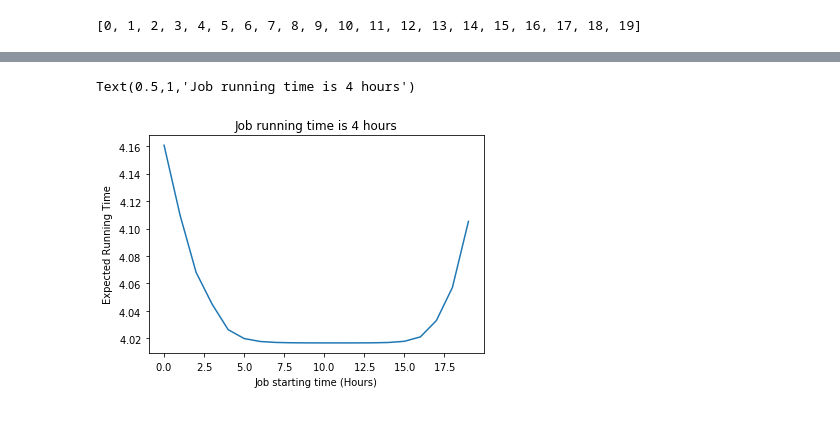
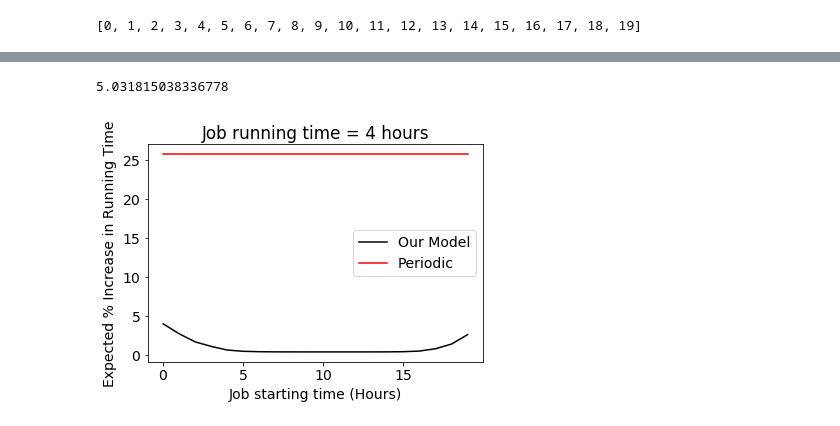
Before and after one commit to prateek-s/scispot, a Jupyter notebook: code/ckpt-sim-driver.ipynb, the cells around one changed output, grey strips where cells are left out. Saved outputs shown, nothing was run; the diff lists cells and outputs as text; code cells hidden in the pictures.

```diff
--- a/code/ckpt-sim-driver.ipynb
+++ b/code/ckpt-sim-driver.ipynb
@@ -29,13 +29,13 @@ dp.get_checkpoint_schedule()
 # %% [output]
 [0, 67, 118, 150]
 # %%
-def YD_exp(T):
+def YD_exp(T, MTTF_assumed=1, MTTF_real=12):
     #Remember should be eventually in minutes
-    MTTF = 12.0
+    MTTF = 1.0 #Initial MTTF =1
     delta = 1.0/60
-    tau = math.sqrt(2*MTTF*delta)
+    tau = math.sqrt(2*MTTF_assumed*delta)
     ckpt_tax = delta/tau
-    recomput = 2/MTTF
+    recomput = 2/MTTF_real
     return T*(1 + ckpt_tax + recomput)
 # %%
 YD_exp(169/60.0)*60
@@ -82,11 +82,19 @@ r
 # %%
 x=sorted(r.keys())
 y = np.array([r[i] for i in x])
+# %%
+YD_exp(4)
+# %% [output]
+5.031815038336778
+# %%
+matplotlib.rcParams.update({'font.size': 14})
 # %%
-plt.plot(x, y/60.0)
+plt.plot(x, ((y/60.0)/4 - 1)*100, label="Our Model", color='k')
+plt.plot(x, [(YD_exp(4)/4 - 1)*100] * len(x), label="Periodic", color='r')
 plt.xlabel("Job starting time (Hours)")
-plt.ylabel("Expected Running Time")
-plt.title("Job running time is 4 hours")
+plt.ylabel("Expected % Increase in Running Time")
+plt.legend(loc='best')
+plt.title("Job running time = 4 hours")
+plt.savefig("../graphs/ckpt-4.pdf", bbox_inches='tight')
 # %% [output]
-Text(0.5,1,'Job running time is 4 hours')
-[figure, old version]
+[figure, new version]
```
Also changed, not shown: parts of 4 cells of this notebook, 3 other files.
